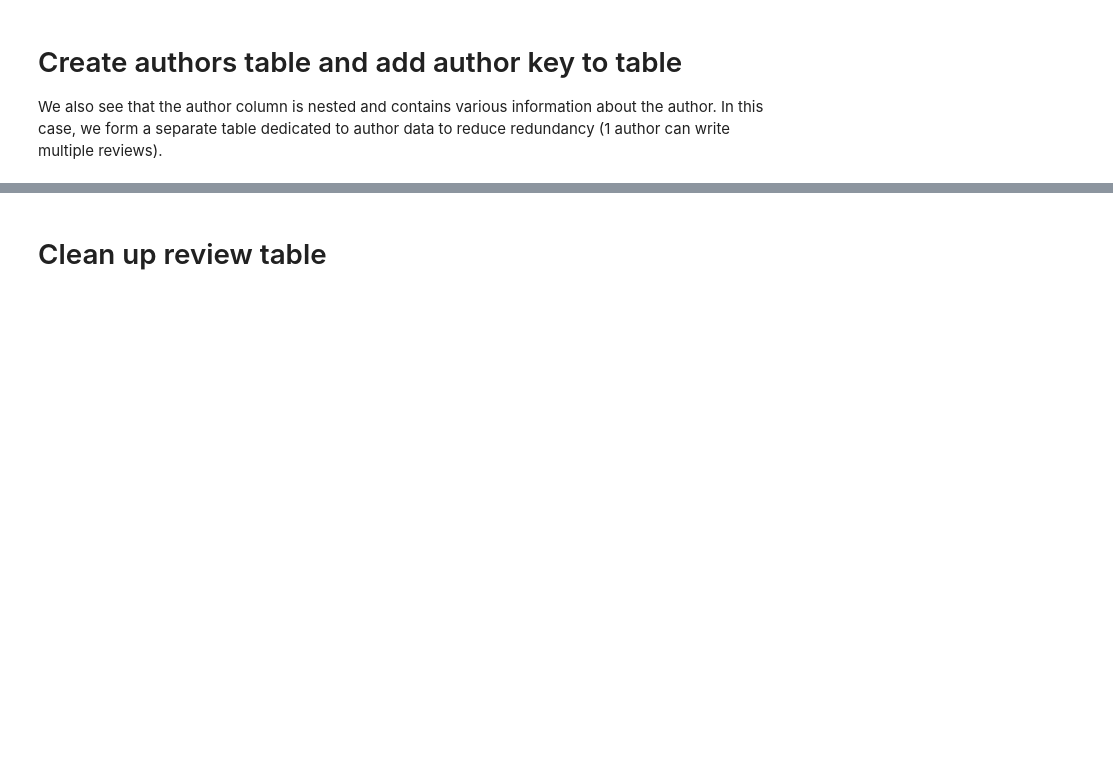
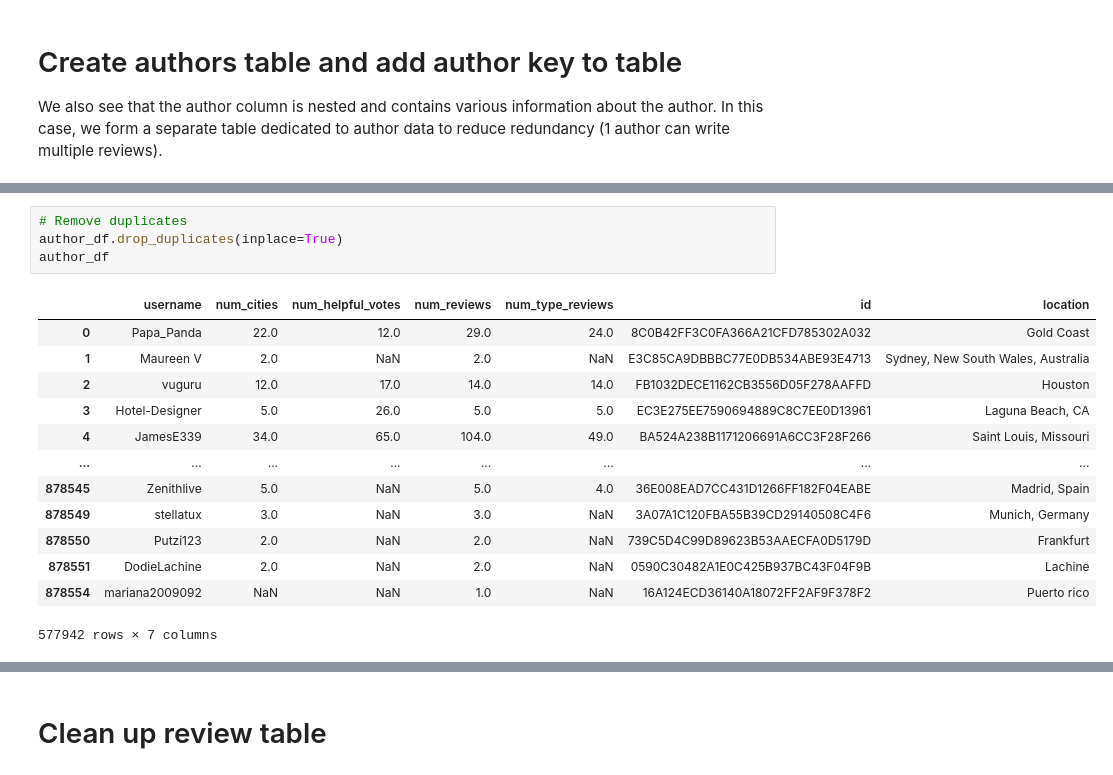
Before and after one commit to nadiavictoria/IS512-Hotel-Analytics, a Jupyter notebook: notebooks/01_data_preparation.ipynb, the cells around one changed output, grey strips where cells are left out. Cells and saved outputs as stored; diff of their text form; blank space fills up the shorter version.

```diff
--- a/notebooks/01_data_preparation.ipynb
+++ b/notebooks/01_data_preparation.ipynb
@@ -66,0 +84,18 @@ author_df.head()
+# %%
+# Remove duplicates
+author_df.drop_duplicates(inplace=True)
+author_df
+# %% [output]
+|  | username | num_cities | num_helpful_votes | num_reviews | num_type_reviews | id | location |
+| 0 | Papa_Panda | 22.0 | 12.0 | 29.0 | 24.0 | 8C0B42FF3C0FA366A21CFD785302A032 | Gold Coast |
+| 1 | Maureen V | 2.0 | NaN | 2.0 | NaN | E3C85CA9DBBBC77E0DB534ABE93E4713 | Sydney, New South Wales, Australia |
+| 2 | vuguru | 12.0 | 17.0 | 14.0 | 14.0 | FB1032DECE1162CB3556D05F278AAFFD | Houston |
+| 3 | Hotel-Designer | 5.0 | 26.0 | 5.0 | 5.0 | EC3E275EE7590694889C8C7EE0D13961 | Laguna Beach, CA |
+| 4 | JamesE339 | 34.0 | 65.0 | 104.0 | 49.0 | BA524A238B1171206691A6CC3F28F266 | Saint Louis, Missouri |
+| ... | ... | ... | ... | ... | ... | ... | ... |
+| 878545 | Zenithlive | 5.0 | NaN | 5.0 | 4.0 | 36E008EAD7CC431D1266FF182F04EABE | Madrid, Spain |
+| 878549 | stellatux | 3.0 | NaN | 3.0 | NaN | 3A07A1C120FBA55B39CD29140508C4F6 | Munich, Germany |
+| 878550 | Putzi123 | 2.0 | NaN | 2.0 | NaN | 739C5D4C99D89623B53AAECFA0D5179D | Frankfurt |
+| 878551 | DodieLachine | 2.0 | NaN | 2.0 | NaN | 0590C30482A1E0C425B937BC43F04F9B | Lachine |
+| 878554 | mariana2009092 | NaN | NaN | 1.0 | NaN | 16A124ECD36140A18072FF2AF9F378F2 | Puerto rico |
+577942 rows × 7 columns
```
Also changed, not shown: parts of 17 cells of this notebook.
